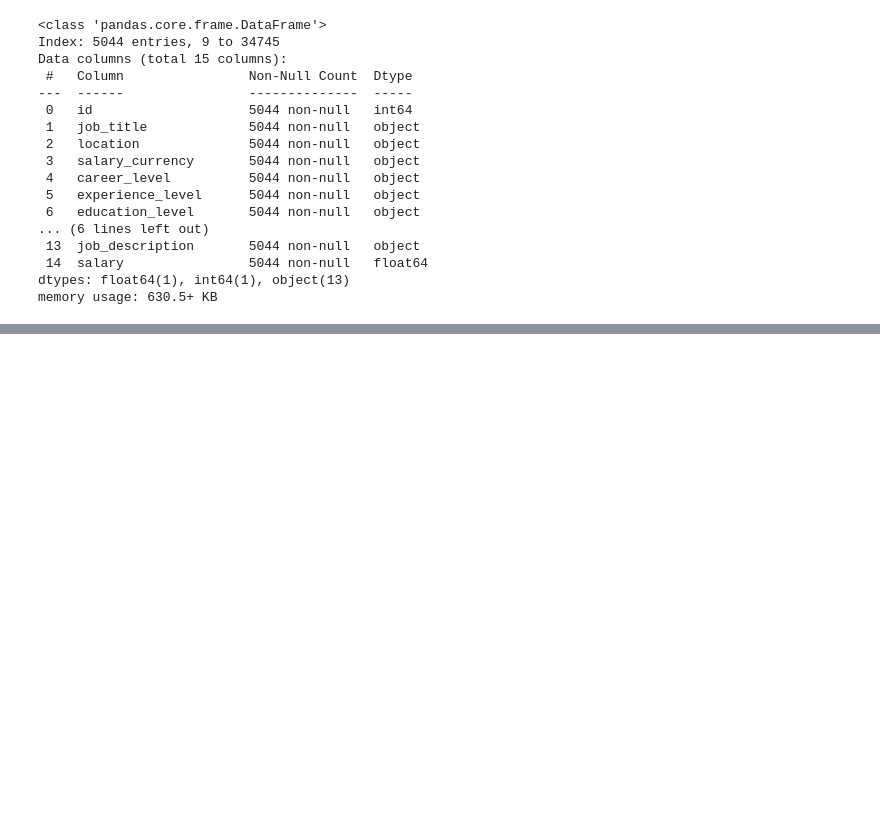
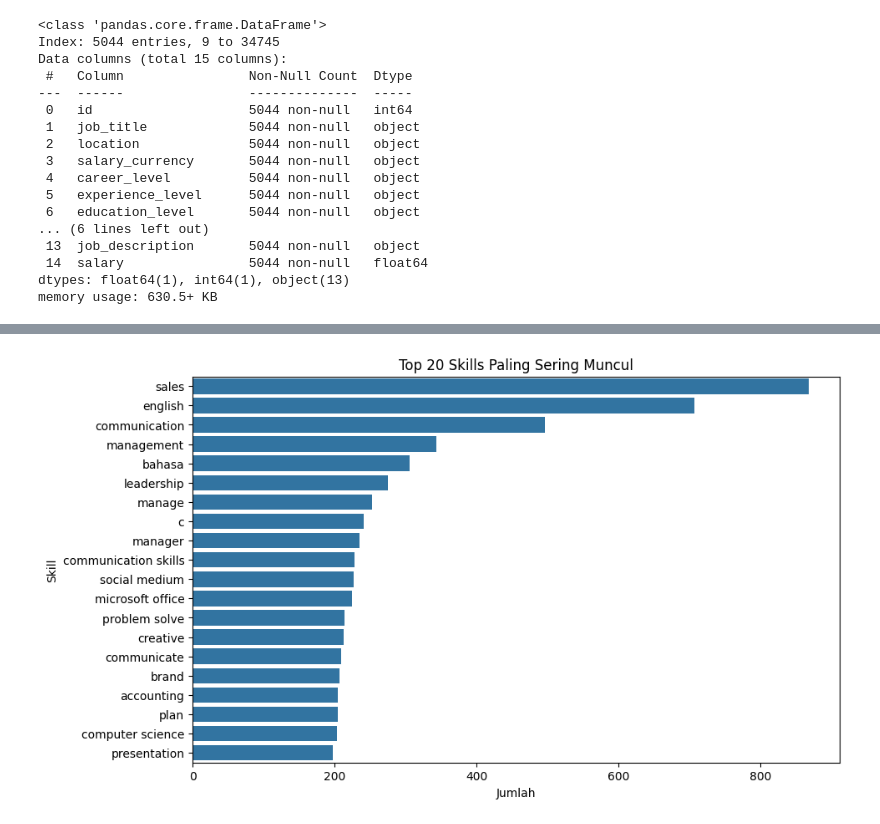
Before and after one commit to muhanangmahrub/Career-Path-Navigator, a Jupyter notebook: notebooks/anang/EDA & Visualization.ipynb, the cells around one changed output, grey strips where cells are left out. Cells and saved outputs as stored; diff of their text form; code cells hidden in the pictures; blank space fills up the shorter version.

```diff
--- a/notebooks/anang/EDA & Visualization.ipynb
+++ b/notebooks/anang/EDA & Visualization.ipynb
@@ -170,0 +338,14 @@ memory usage: 630.5+ KB
+# %%
+final_df["skills"] = final_df["skills"].apply(ast.literal_eval)
+all_skills = [skill for sublist in final_df["skills"] for skill in sublist]
+skill_counts = Counter(all_skills)
+top_20_skills = pd.DataFrame(skill_counts.most_common(20), columns=["skill", "count"])
+# %%
+plt.figure(figsize=(10,6))
+sns.barplot(data=top_20_skills, x="count", y="skill")
+plt.title("Top 20 Skills Paling Sering Muncul")
+plt.xlabel("Jumlah")
+plt.ylabel("Skill")
+plt.show()
+# %% [output]
+[figure, added]
```
Also changed, not shown: parts of 29 cells of this notebook, 2 other files.
